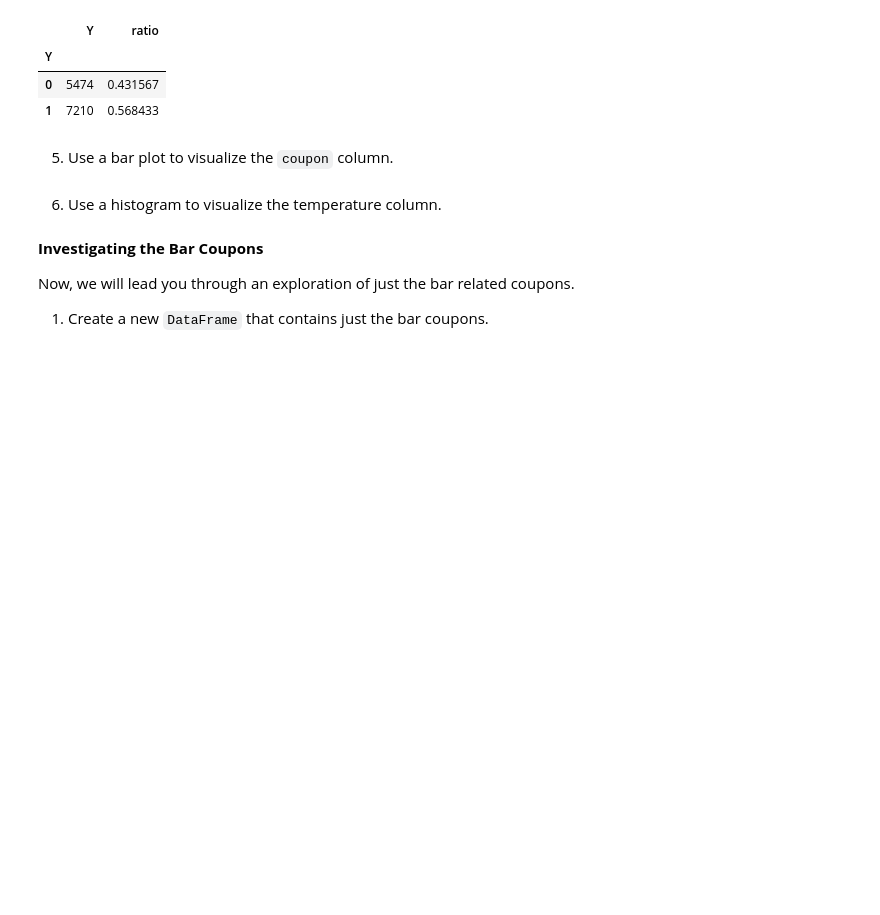
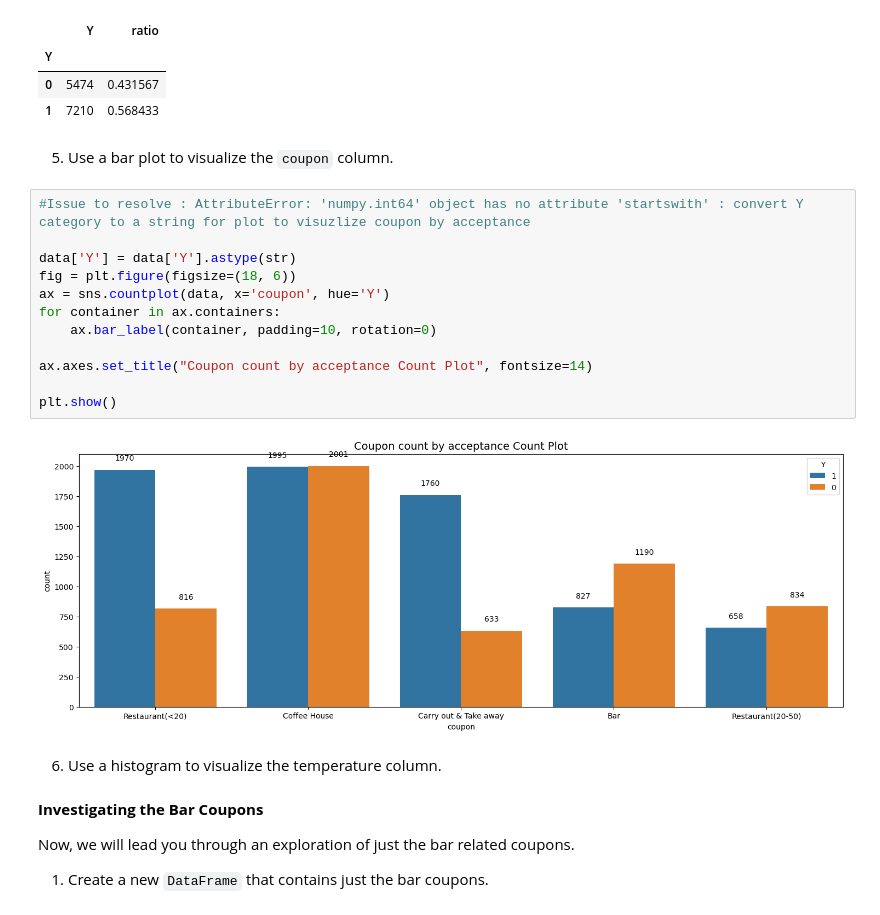
Before and after one commit to kesavan2017/ucbe-AIML-practical-application-51, a Jupyter notebook: prompt.ipynb, the cells around one changed output. Saved outputs shown, nothing was run; the diff lists cells and outputs as text; blank space fills up the shorter version.

Commit message:
Added Seaborn coupon feature visualization initial attempt

```diff
--- a/prompt.ipynb
+++ b/prompt.ipynb
@@ -212,6 +213,20 @@ df_acceptance
 | 1 | 7210 | 0.568433 |
 # %% [markdown]
 5. Use a bar plot to visualize the `coupon` column.
+# %%
+#Issue to resolve : AttributeError: 'numpy.int64' object has no attribute 'startswith' : convert Y category to a string for plot to visuzlize coupon by acceptance
+
+data['Y'] = data['Y'].astype(str)
+fig = plt.figure(figsize=(18, 6))
+ax = sns.countplot(data, x='coupon', hue='Y')
+for container in ax.containers:
+    ax.bar_label(container, padding=10, rotation=0)
+
+ax.axes.set_title("Coupon count by acceptance Count Plot", fontsize=14)
+
+plt.show()
+# %% [output]
+[figure, added]
 # %% [markdown]
 6. Use a histogram to visualize the temperature column.
 # %% [markdown]
```
Also changed, not shown: parts of 1 cell of this notebook.
